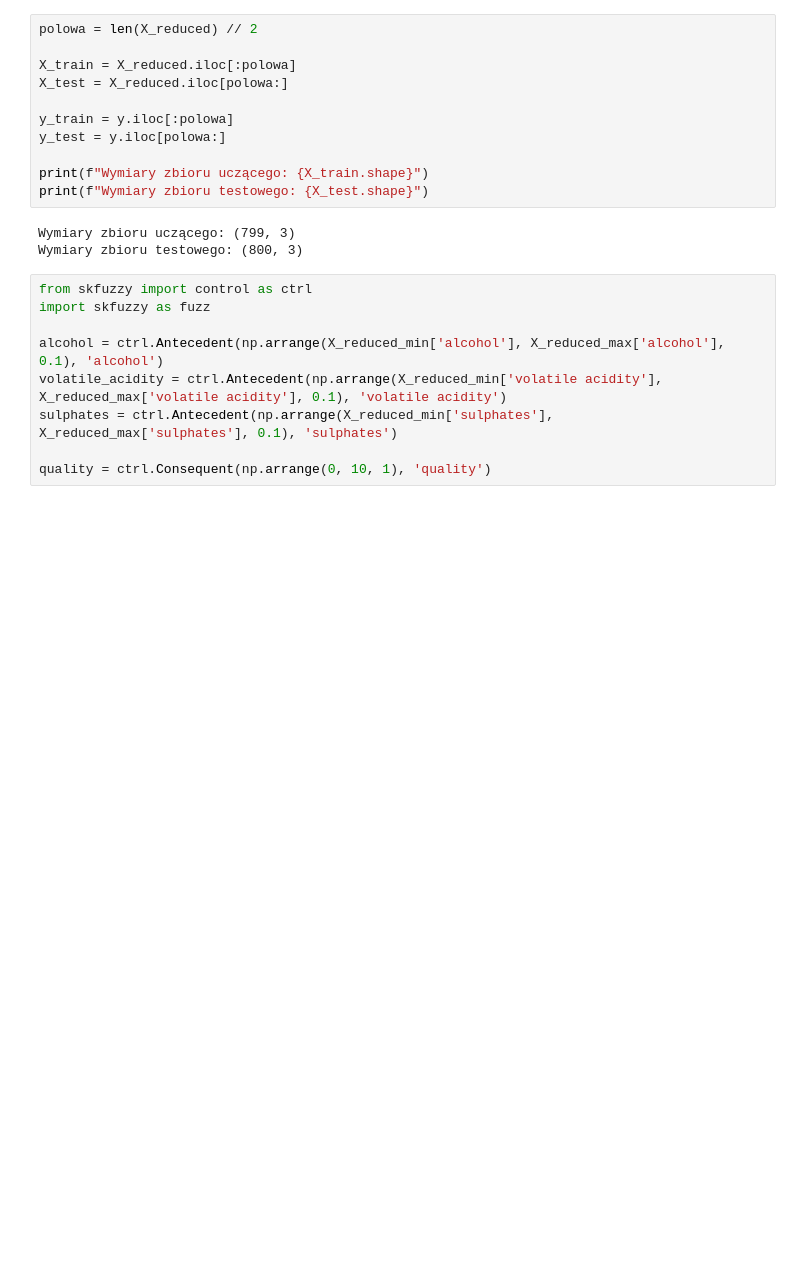
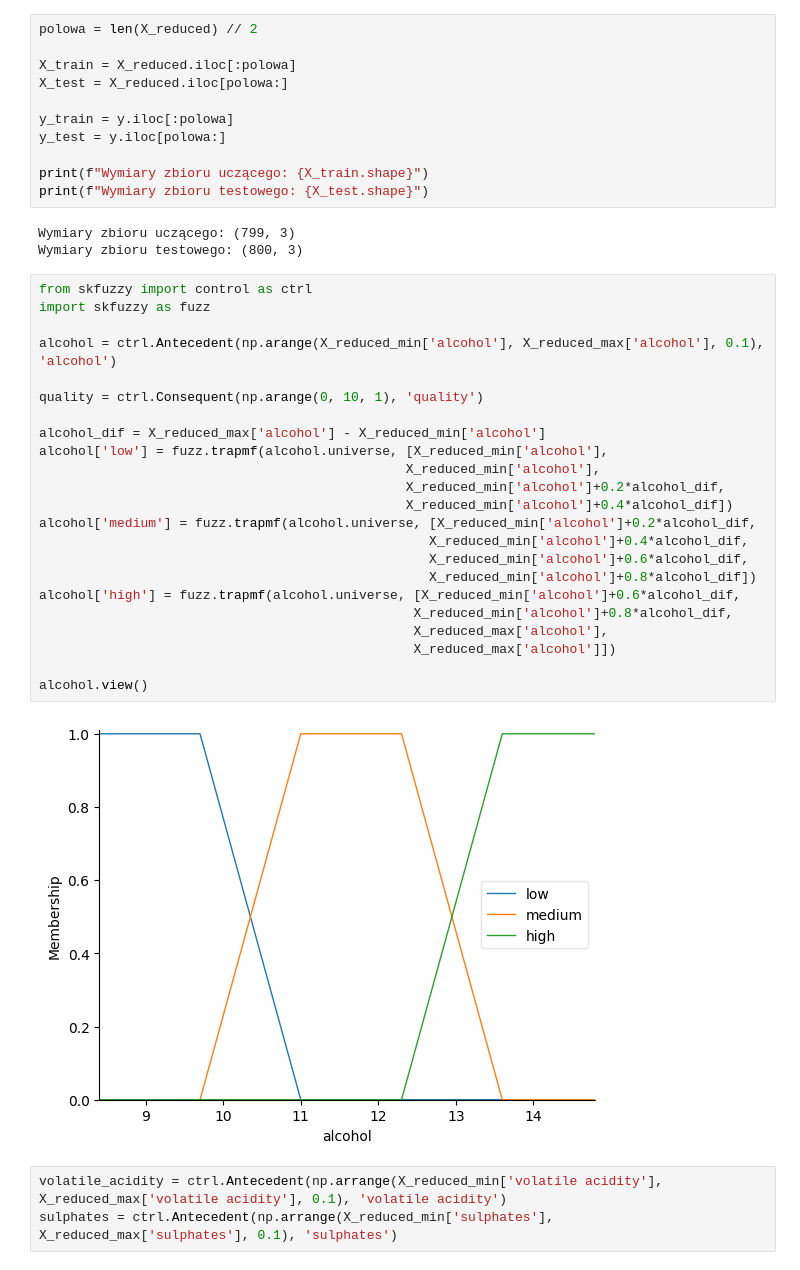
Before and after one commit to lisciu24/MIO-fuzzy-logic, a Jupyter notebook: MIO_project.ipynb, the cells around one changed output. Cells and saved outputs as stored; diff of their text form; blank space fills up the shorter version.

```diff
--- a/MIO_project.ipynb
+++ b/MIO_project.ipynb
@@ -135,12 +135,31 @@ print(f"Wymiary zbioru testowego: {X_test.shape}")
 # %% [output]
 Wymiary zbioru uczącego: (799, 3)
 Wymiary zbioru testowego: (800, 3)
+# %%
+from skfuzzy import control as ctrl
+import skfuzzy as fuzz
+
+alcohol = ctrl.Antecedent(np.arange(X_reduced_min['alcohol'], X_reduced_max['alcohol'], 0.1), 'alcohol')
+
+quality = ctrl.Consequent(np.arange(0, 10, 1), 'quality')
+
+alcohol_dif = X_reduced_max['alcohol'] - X_reduced_min['alcohol']
+alcohol['low'] = fuzz.trapmf(alcohol.universe, [X_reduced_min['alcohol'],
+                                               X_reduced_min['alcohol'],
+                                               X_reduced_min['alcohol']+0.2*alcohol_dif,
+                                               X_reduced_min['alcohol']+0.4*alcohol_dif])
+alcohol['medium'] = fuzz.trapmf(alcohol.universe, [X_reduced_min['alcohol']+0.2*alcohol_dif,
+                                                  X_reduced_min['alcohol']+0.4*alcohol_dif,
+                                                  X_reduced_min['alcohol']+0.6*alcohol_dif,
+                                                  X_reduced_min['alcohol']+0.8*alcohol_dif])
+alcohol['high'] = fuzz.trapmf(alcohol.universe, [X_reduced_min['alcohol']+0.6*alcohol_dif,
+                                                X_reduced_min['alcohol']+0.8*alcohol_dif,
+                                                X_reduced_max['alcohol'],
+                                                X_reduced_max['alcohol']])
+
+alcohol.view()
+# %% [output]
+[figure, added]
 # %%
-from skfuzzy import control as ctrl
-import skfuzzy as fuzz
-
-alcohol = ctrl.Antecedent(np.arrange(X_reduced_min['alcohol'], X_reduced_max['alcohol'], 0.1), 'alcohol')
 volatile_acidity = ctrl.Antecedent(np.arrange(X_reduced_min['volatile acidity'], X_reduced_max['volatile acidity'], 0.1), 'volatile acidity')
 sulphates = ctrl.Antecedent(np.arrange(X_reduced_min['sulphates'], X_reduced_max['sulphates'], 0.1), 'sulphates')
-
-quality = ctrl.Consequent(np.arrange(0, 10, 1), 'quality')
```
